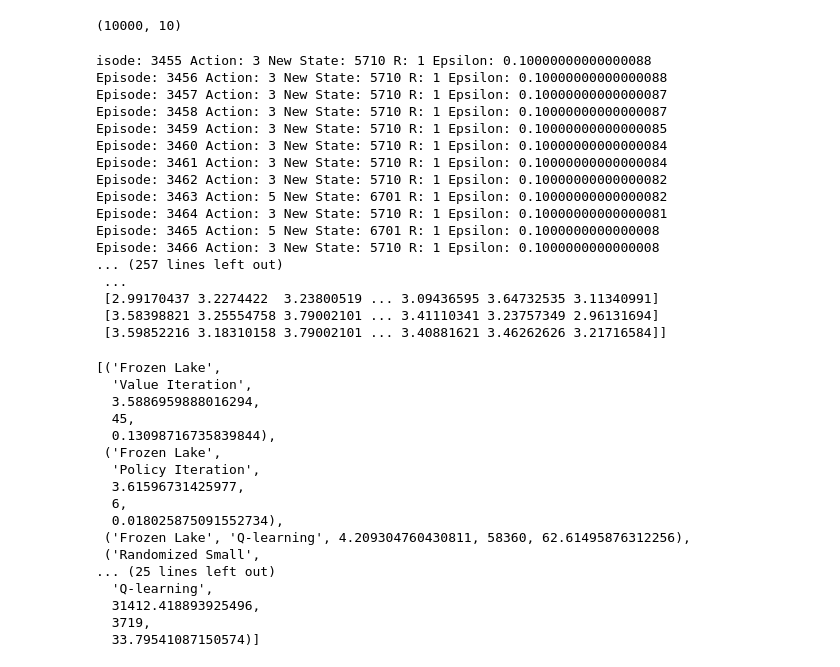
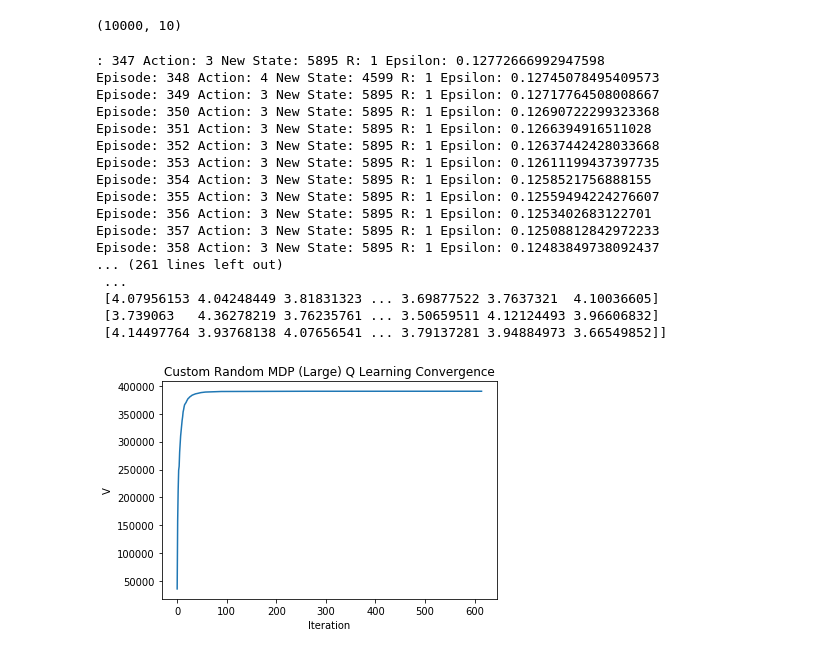
Before and after one commit to mkecera/4-markov-decision-processes, a Jupyter notebook: assignment4.ipynb, the cells around one changed output. Saved outputs shown, nothing was run; the diff lists cells and outputs as text; code cells hidden in the pictures.

```diff
--- a/assignment4.ipynb
+++ b/assignment4.ipynb
@@ -969,7 +971,7 @@ while True:
 
     # print(diffs[-9:])
     diffs.append(np.max(np.abs(np.array(old_qtable) - np.array(qtable))))
-    if sum(rewards)>50 and sum(diffs[-9:]) < 0.0001:
+    if sum(rewards)>50 and sum(diffs[-9:]) < 0.01:
         break
 
     # if abs(epsilon - min_epsilon) < 0.0001:
@@ -1121,8 +1123,10 @@ while True:
     episode += 1
     iterations += 1
 
+    sumqtable.append(np.sum(qtable))
+
     diffs.append(np.max(np.abs(np.array(old_qtable) - np.array(qtable))))
-    if sum(rewards)>50 and sum(diffs[-9:]) < 0.0001:
+    if sum(rewards)>50 and sum(diffs[-9:]) < 0.01:
         break
 
     # if abs(epsilon - min_epsilon) < 0.0001:
@@ -1135,46 +1139,31 @@ print ("Score over time: " +  str(sum(rewards)/total_episodes))
 print(qtable)
 evaluation_data.append(('Randomized Large', 'Q-learning', np.sum(qtable) / n_actions, iterations, duration))
 # %% [output]
-isode: 3455 Action: 3 New State: 5710 R: 1 Epsilon: 0.10000000000000088
-Episode: 3456 Action: 3 New State: 5710 R: 1 Epsilon: 0.10000000000000088
-Episode: 3457 Action: 3 New State: 5710 R: 1 Epsilon: 0.10000000000000087
-Episode: 3458 Action: 3 New State: 5710 R: 1 Epsilon: 0.10000000000000087
-Episode: 3459 Action: 3 New State: 5710 R: 1 Epsilon: 0.10000000000000085
-Episode: 3460 Action: 3 New State: 5710 R: 1 Epsilon: 0.10000000000000084
-Episode: 3461 Action: 3 New State: 5710 R: 1 Epsilon: 0.10000000000000084
-Episode: 3462 Action: 3 New State: 5710 R: 1 Epsilon: 0.10000000000000082
-Episode: 3463 Action: 5 New State: 6701 R: 1 Epsilon: 0.10000000000000082
-Episode: 3464 Action: 3 New State: 5710 R: 1 Epsilon: 0.10000000000000081
-Episode: 3465 Action: 5 New State: 6701 R: 1 Epsilon: 0.1000000000000008
-Episode: 3466 Action: 3 New State: 5710 R: 1 Epsilon: 0.1000000000000008
-... (257 lines left out)
+: 347 Action: 3 New State: 5895 R: 1 Epsilon: 0.12772666992947598
+Episode: 348 Action: 4 New State: 4599 R: 1 Epsilon: 0.12745078495409573
+Episode: 349 Action: 3 New State: 5895 R: 1 Epsilon: 0.12717764508008667
+Episode: 350 Action: 3 New State: 5895 R: 1 Epsilon: 0.12690722299323368
+Episode: 351 Action: 3 New State: 5895 R: 1 Epsilon: 0.1266394916511028
+Episode: 352 Action: 3 New State: 5895 R: 1 Epsilon: 0.12637442428033668
+Episode: 353 Action: 3 New State: 5895 R: 1 Epsilon: 0.12611199437397735
+Episode: 354 Action: 3 New State: 5895 R: 1 Epsilon: 0.1258521756888155
+Episode: 355 Action: 3 New State: 5895 R: 1 Epsilon: 0.12559494224276607
+Episode: 356 Action: 3 New State: 5895 R: 1 Epsilon: 0.1253402683122701
+Episode: 357 Action: 3 New State: 5895 R: 1 Epsilon: 0.12508812842972233
+Episode: 358 Action: 3 New State: 5895 R: 1 Epsilon: 0.12483849738092437
+... (261 lines left out)
  ...
- [2.99170437 3.2274422  3.23800519 ... 3.09436595 3.64732535 3.11340991]
- [3.58398821 3.25554758 3.79002101 ... 3.41110341 3.23757349 2.96131694]
- [3.59852216 3.18310158 3.79002101 ... 3.40881621 3.46262626 3.21716584]]
+ [4.07956153 4.04248449 3.81831323 ... 3.69877522 3.7637321  4.10036605]
+ [3.739063   4.36278219 3.76235761 ... 3.50659511 4.12124493 3.96606832]
+ [4.14497764 3.93768138 4.07656541 ... 3.79137281 3.94884973 3.66549852]]
 # %%
 plt_data = pd.DataFrame({'Iteration': list(np.arange(iterations)), 'V': sumqtable})
 ax = sns.lineplot(x="Iteration", y="V", data=plt_data).set_title('Custom Random MDP Q Learning Convergence')
-# %%
-evaluation_data
-# %% [output]
-[('Frozen Lake',
-  'Value Iteration',
-  3.5886959888016294,
-  45,
-  0.13098716735839844),
- ('Frozen Lake',
-  'Policy Iteration',
-  3.61596731425977,
-  6,
-  0.018025875091552734),
- ('Frozen Lake', 'Q-learning', 4.209304760430811, 58360, 62.61495876312256),
- ('Randomized Small',
-... (25 lines left out)
-  'Q-learning',
-  31412.418893925496,
-  3719,
-  33.79541087150574)]
+# %%
+plt_data = pd.DataFrame({'Iteration': list(np.arange(iterations)), 'V': sumqtable})
+ax = sns.lineplot(x="Iteration", y="V", data=plt_data).set_title('Custom Random MDP (Large) Q Learning Convergence')
+# %% [output]
+[figure, added]
 # %%
 p = []
 a = []
```
Also changed, not shown: parts of 23 cells of this notebook.
